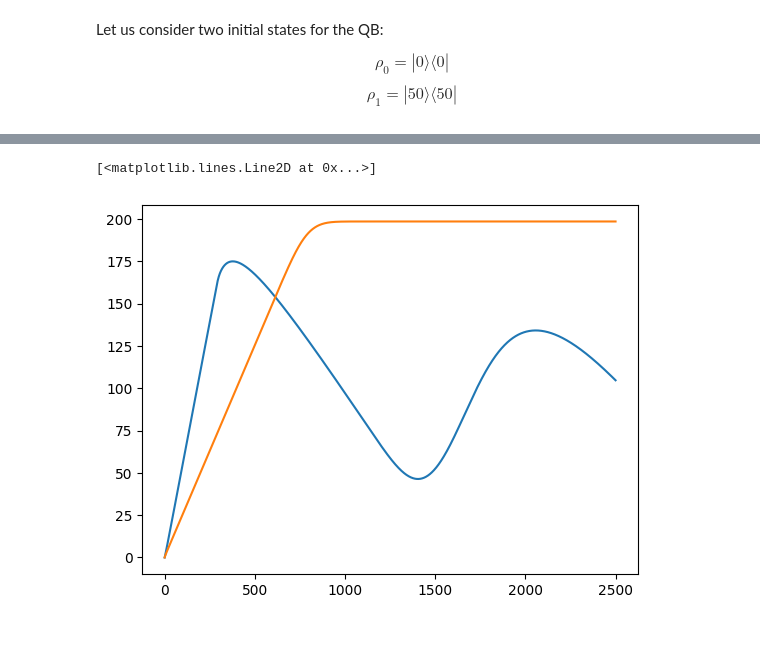
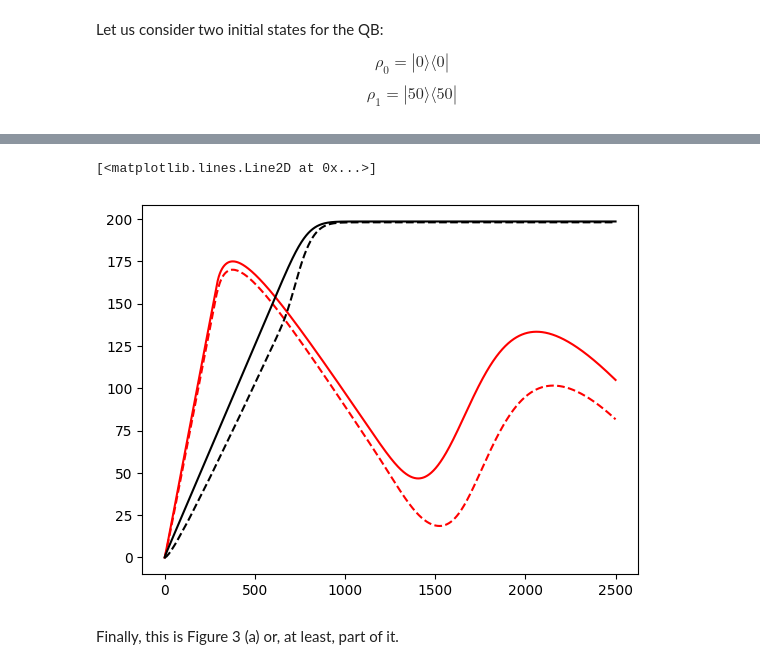
Before and after one commit to iBeder/qutip-projetos, a Jupyter notebook: Quantum_speed_up_in_collisional_battery_charging.ipynb, the cells around one changed output, grey strips where cells are left out. Drawn from its saved outputs; the diff is of its cells as text; code cells hidden in the pictures; blank space fills up the shorter version.

Commit message:
Corrige a dúvida do Hamiltoniano (usar H com dt bem pequeno) e corrige a normalização das figuras.

```diff
--- a/Quantum_speed_up_in_collisional_battery_charging.ipynb
+++ b/Quantum_speed_up_in_collisional_battery_charging.ipynb
@@ -67,25 +71,20 @@ for k in range(1, N):
     cat2 = basis(N, k)
     A_list.append(cat1 * cat2.dag())
 
-A_B = sum(A_list)
+A = sum(A_list) # A operator
 # %% [markdown]
 Finally, for $\hat V$ and $\hat H_Q$:
 # %%
 
 sm = sigmam() # Sigma minus operator
+sp = sigmap() # Sigma plus operator
 I_B = qeye(N) # Identity operator of the battery
 I_Q = qeye(2) # Identity operator of the qubit
 exc = basis(2, 0) # |e>
 ground = basis(2, 1) # |g>
 
-## Definition of joint operators
-# Order: QB first. Qubit second
-
-A = tensor(A_B, I_Q) # A joint operator
-sm = tensor(I_B, sm) # Sigma minus joint operator
-
-V = g * (A*sm.dag() + A.dag()*sm) # Interaction hamiltonian
-H_Q = E*ket2dm(exc)
+V = g * (tensor(A, I_Q)*tensor(I_B, sp) + tensor(A.dag(), I_Q)*tensor(I_B, sm)) # Interaction hamiltonian
+H_Q = E*ket2dm(exc) # Qubit free Hamiltonian
 # %% [markdown]
 Now, the total Hamiltonian of the system is expressed by
 
@@ -194,0 +223,18 @@ for n_collisions in n_collisions_list:
+# %%
+level = [n for n in range(0, N)] # List containing the population levels ([0, 1, 2, 3, ..., 200])
+n_graphs = 6
+fig, axs = plt.subplots(n_graphs, sharex=True)
+print(len(Population_50_incoh))
+i = 5
+for pop in Population_50_incoh:
+    axs[i].plot(level, pop, color='black')
+    plt.xlim(right=200)
+    axs[i].fill_between(level, pop, color='grey')
+    i -= 1
+
+i = 5
+for pop in Population_50_coh:
+    axs[i].plot(level, pop, color='red')
+    plt.xlim(right=200)
+    axs[i].fill_between(level, pop, color='pink')
+    i -= 1
@@ -239,28 +360,39 @@ considering the QB is initialy empty $\rho_B = \rho_0 = |0\rangle \langle 0|$
 # %%
+from ergotropy import ergotropia_no_tempo
 fig, ax1 = plt.subplots()
 
 n_collisions = 2500
 E_coh = [(H_B * rho_B_0).tr()]
 E_incoh = [(H_B * rho_B_0).tr()]
 rho_B_incoh = rho_B_0
 rho_B_coh = rho_B_0
+rho_B_coh_list = [rho_B_coh]
+rho_B_incoh_list = [rho_B_incoh]
 
 for _ in range(0, int(n_collisions)):
 
         # Incoherent charging
         rho1 = tensor(rho_B_incoh, rho_Q_incoh) #
-        rhof_inc = U * rho1 * U.dag()
+        rhof_inc = Ut * rho1 * Ut.dag()
         rho_B_incoh = rhof_inc.ptrace(0) # Battery state after collision
         E_incoh.append((H_B * rho_B_incoh).tr())
+        rho_B_incoh_list.append(rho_B_incoh)
 
         # Coherent charging
         rho2 = tensor(rho_B_coh, rho_Q_coh) #
-        rhof_coh = U * rho2 * U.dag()
+        rhof_coh = Ut * rho2 * Ut.dag()
         rho_B_coh = rhof_coh.ptrace(0) # Battery state after collision
         E_coh.append((H_B * rho_B_coh).tr())
+        rho_B_coh_list.append(rho_B_coh)
 
+erg_coh = ergotropia_no_tempo(rho_B_coh_list, H_B, N)
+erg_incoh = ergotropia_no_tempo(rho_B_incoh_list, H_B, N)
 ax1.plot(range(0, n_collisions+1), E_coh, color='red')
+ax1.plot(range(0, n_collisions+1), erg_coh, color='red', linestyle='--')
 ax1.plot(range(0, n_collisions+1), E_incoh, color='black')
+ax1.plot(range(0, n_collisions+1), erg_incoh, color='black', linestyle='--')
 # %% [output]
 [<matplotlib.lines.Line2D at 0x...>]
-[figure, old version]
+[figure, new version]
+# %% [markdown]
+Finally, this is Figure 3 (a) or, at least, part of it.
```
Also changed, not shown: parts of 14 cells of this notebook.
